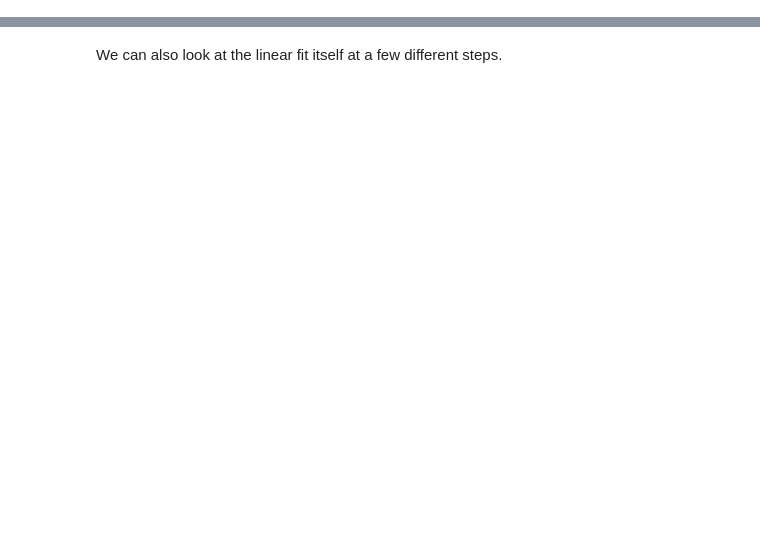
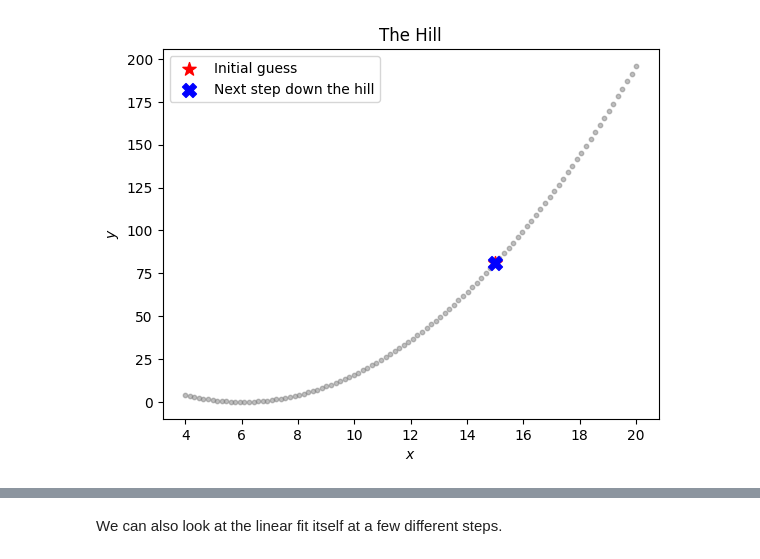
Before and after one commit to BNL-Fermilab-RENEW/tutorials_2025, a Jupyter notebook: RegressionClassification/RegressionClassification-Guide.ipynb, the cells around one changed output, grey strips where cells are left out. Cells and saved outputs as stored; diff of their text form; code cells hidden in the pictures; blank space fills up the shorter version.

```diff
--- a/RegressionClassification/RegressionClassification-Guide.ipynb
+++ b/RegressionClassification/RegressionClassification-Guide.ipynb
@@ -86,0 +90,24 @@ Suppose we fix $m$ and $b$ to some values $m_0$ and $b_0$. We now have a model w
+# %%
+x_0 = 15
+
+x_test1 = x_0 + 0.001
+x_test2 = x_0 - 0.001
+delta_v = rolling_down_slope(x_test1) - rolling_down_slope(x_test2)
+gamma = 0.1
+
+x_1 = x_0 - (delta_v * gamma)
+# %%
+plt.scatter(x, y, alpha=0.5, color='grey', s=10)
+plt.xlabel("$x$")
+plt.ylabel("$y$")
+plt.title("The Hill")
+
+# Plot your initial guess, and the next step down the hill
+
+plt.scatter(x_0, rolling_down_slope(x_0), color='red', marker="*", s=100, label='Initial guess')
+plt.scatter(x_1, rolling_down_slope(x_1), color='blue', marker="X", s=100, label='Next step down the hill')
+
+plt.legend()
+plt.show()
+# %% [output]
+[figure, added]
```
Also changed, not shown: parts of 132 cells of this notebook.
